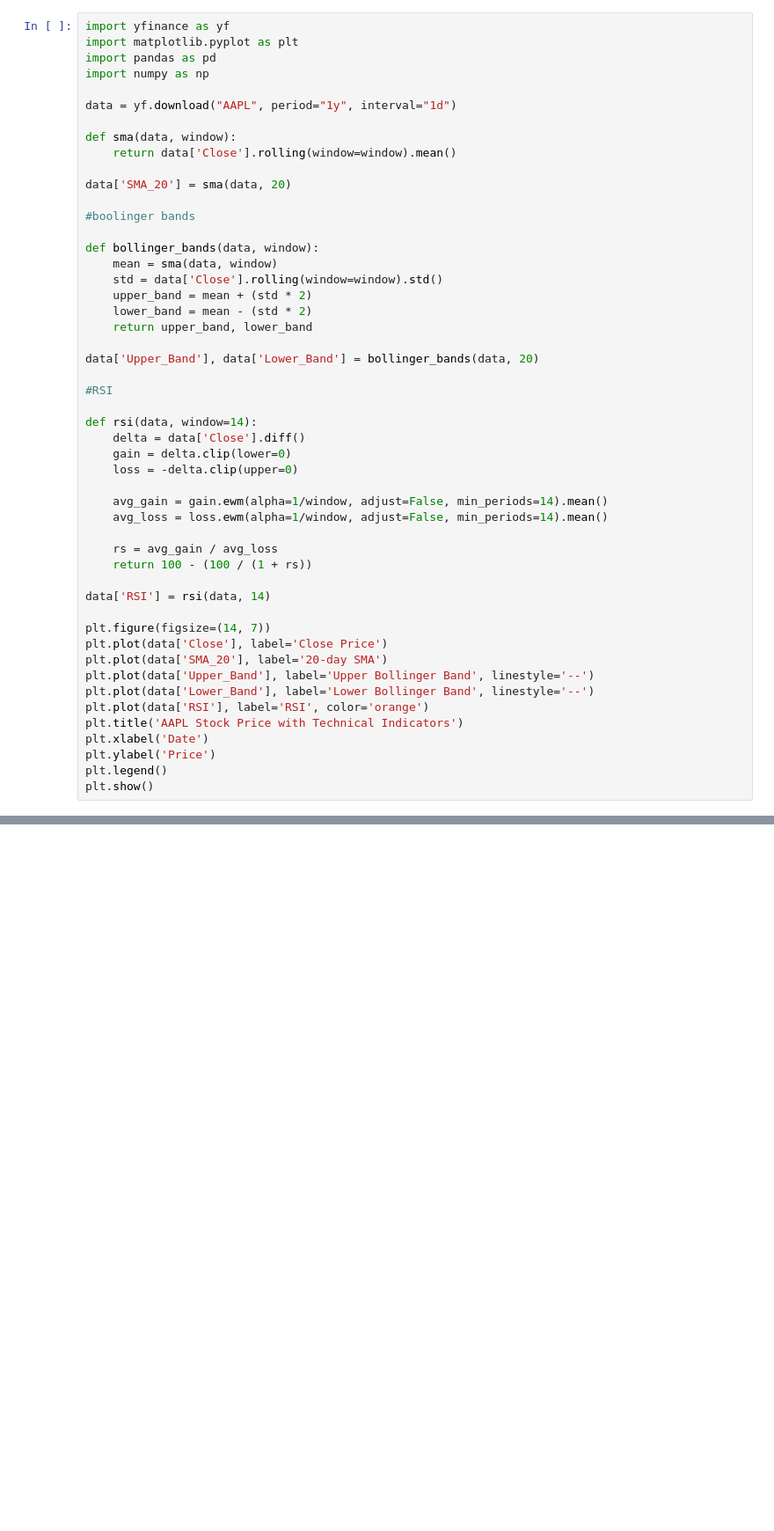
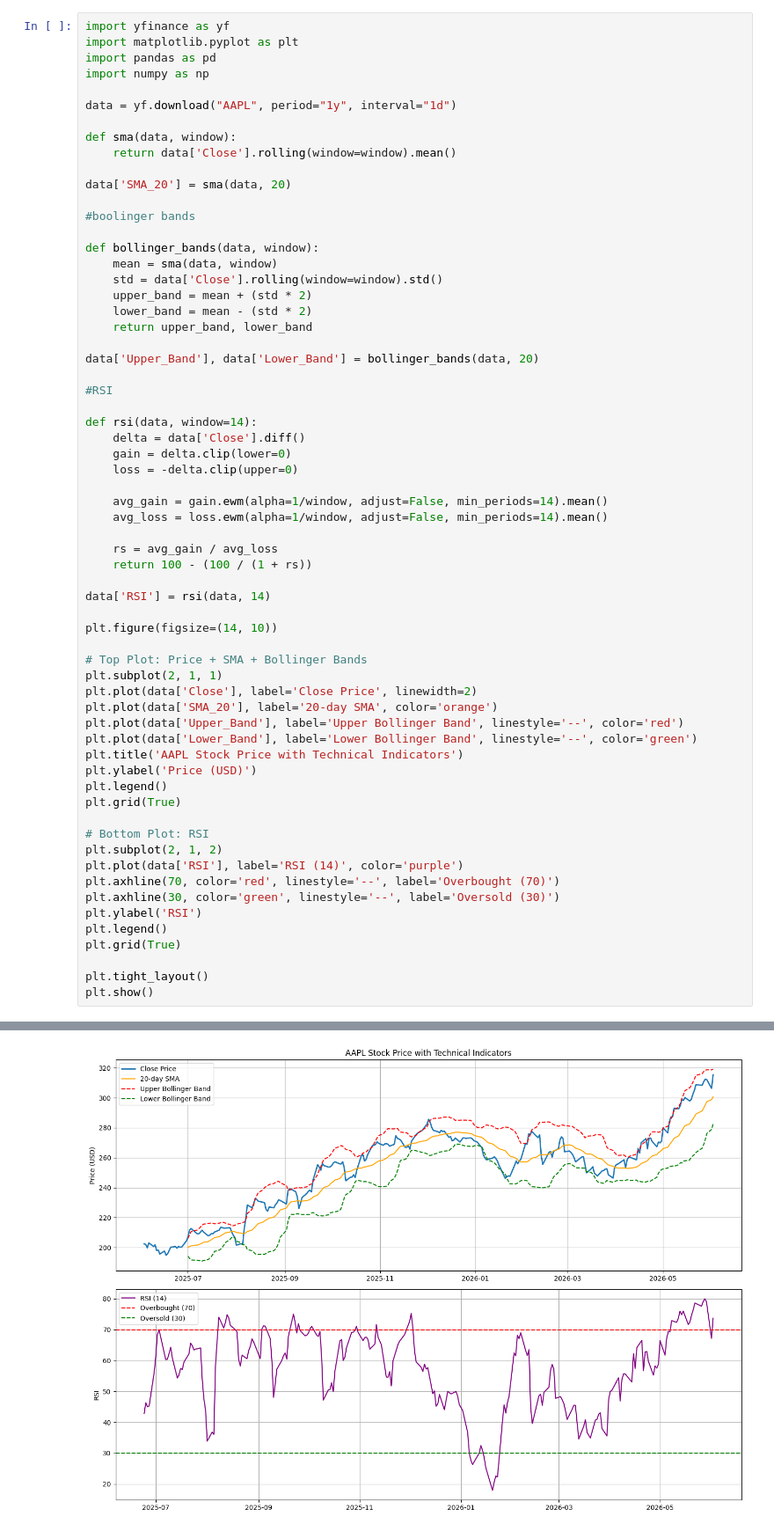
Before and after one commit to fahadrocks/AlphaTrader-IKBR-AI, a Jupyter notebook: Day3_More_Indicators.ipynb, the cells around one changed output, grey strips where cells are left out. Shown at 88% size. Saved outputs shown, nothing was run; the diff lists cells and outputs as text; blank space fills up the shorter version.

```diff
--- a/Day3_More_Indicators.ipynb
+++ b/Day3_More_Indicators.ipynb
@@ -37,15 +37,28 @@ def rsi(data, window=14):
 
 data['RSI'] = rsi(data, 14)
 
-plt.figure(figsize=(14, 7))
-plt.plot(data['Close'], label='Close Price')
-plt.plot(data['SMA_20'], label='20-day SMA')
-plt.plot(data['Upper_Band'], label='Upper Bollinger Band', linestyle='--')
-plt.plot(data['Lower_Band'], label='Lower Bollinger Band', linestyle='--')
-plt.plot(data['RSI'], label='RSI', color='orange')
+plt.figure(figsize=(14, 10))
+
+# Top Plot: Price + SMA + Bollinger Bands
+plt.subplot(2, 1, 1)
+plt.plot(data['Close'], label='Close Price', linewidth=2)
+plt.plot(data['SMA_20'], label='20-day SMA', color='orange')
+plt.plot(data['Upper_Band'], label='Upper Bollinger Band', linestyle='--', color='red')
+plt.plot(data['Lower_Band'], label='Lower Bollinger Band', linestyle='--', color='green')
 plt.title('AAPL Stock Price with Technical Indicators')
-plt.xlabel('Date')
-plt.ylabel('Price')
+plt.ylabel('Price (USD)')
 plt.legend()
+plt.grid(True)
+
+# Bottom Plot: RSI
+plt.subplot(2, 1, 2)
+plt.plot(data['RSI'], label='RSI (14)', color='purple')
+plt.axhline(70, color='red', linestyle='--', label='Overbought (70)')
+plt.axhline(30, color='green', linestyle='--', label='Oversold (30)')
+plt.ylabel('RSI')
+plt.legend()
+plt.grid(True)
+
+plt.tight_layout()
 plt.show()
 # %% [output]
@@ -52,0 +66 @@ Error:
+[figure, added]
```
Also changed, not shown: parts of 2 cells of this notebook, 4 other files.
